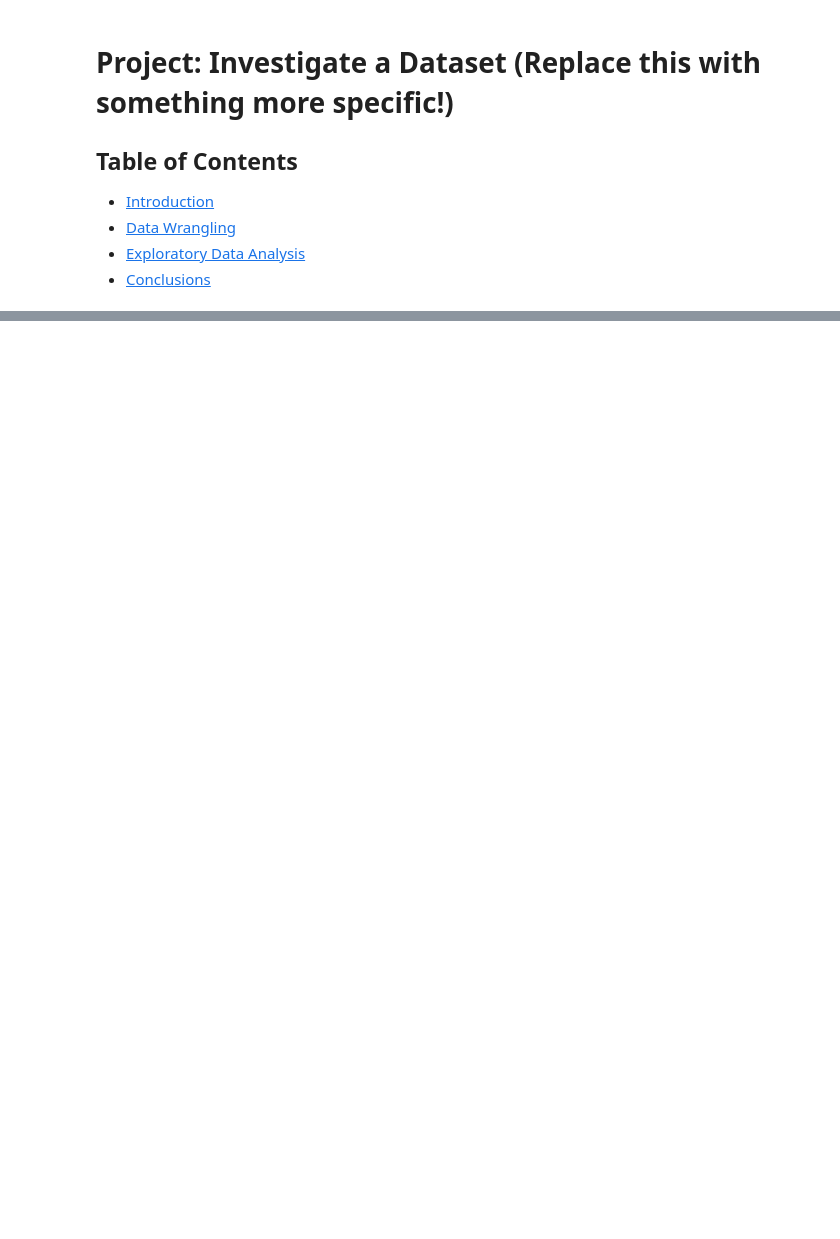
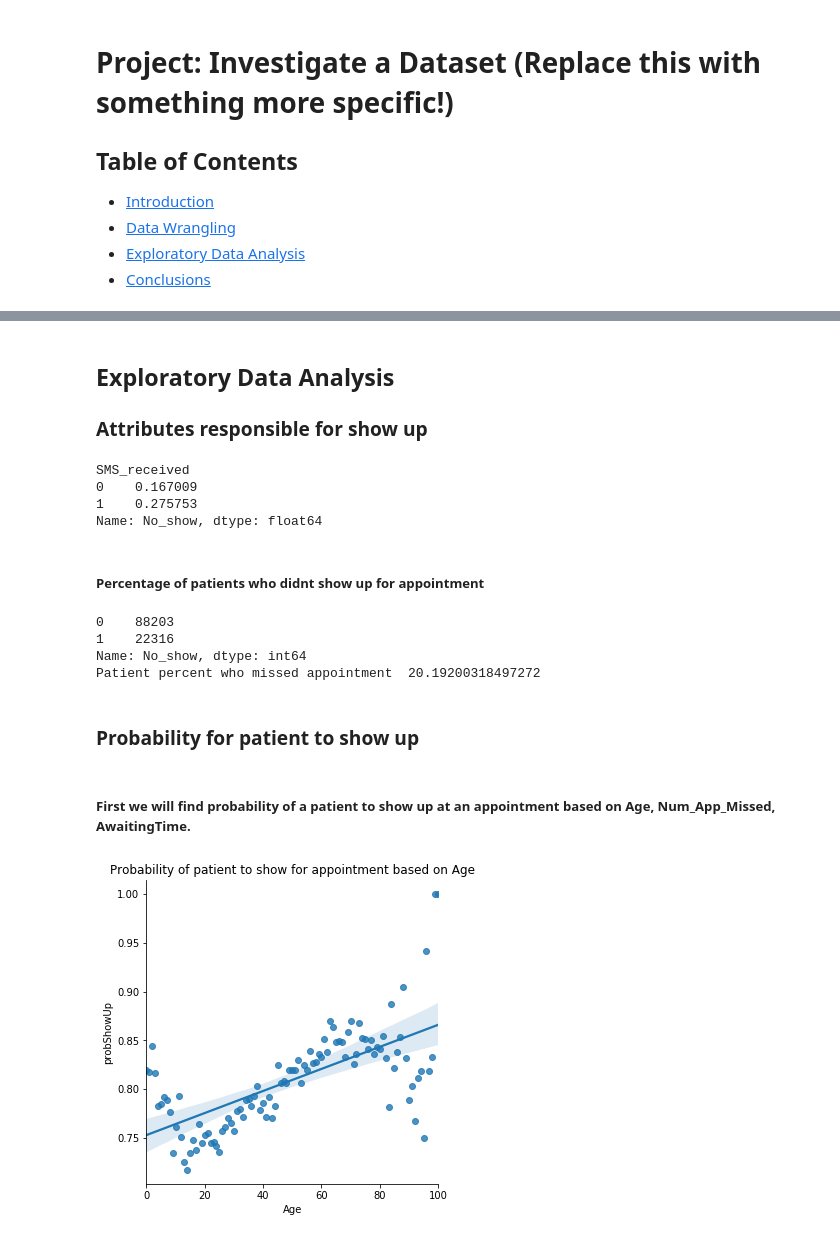
Before and after one commit to ishajoshi89/Udacity_Projects, a Jupyter notebook: Investigate_NO_Show_Appointment_dataset.ipynb, the cells around one changed output, grey strips where cells are left out. Saved outputs shown, nothing was run; the diff lists cells and outputs as text; code cells hidden in the pictures; blank space fills up the shorter version.

```diff
--- a/Investigate_NO_Show_Appointment_dataset.ipynb
+++ b/Investigate_NO_Show_Appointment_dataset.ipynb
@@ -69,0 +172,48 @@ FileNotFoundError: File b'No_Show_appointment' does not exist
+# %%
+#Day of week when appointment was made
+df['DayOfWeek'] = pd.to_datetime(df['AppointmentDay']).apply(lambda x: x.isoweekday())
+# %% [markdown]
+<a id='eda'></a>
+## Exploratory Data Analysis
+
+
+
+### Attributes responsible for show up
+# %%
+# Calculate how many SMS has been received
+df.groupby('SMS_received')['No_show'].mean()# grouping data on the basis of SMS received and no show .
+# %% [output]
+SMS_received
+0    0.167009
+1    0.275753
+Name: No_show, dtype: float64
+# %% [markdown]
+##### Percentage  of patients who didnt show up for appointment
+# %%
+no_show_appointment = df['No_show'].value_counts()#Finding out count of patients who have showed and not showed for appointment
+print(no_show_appointment)
+
+percent_noshow = no_show_appointment[1]/ no_show_appointment.sum() * 100
+print('Patient percent who missed appointment ', percent_noshow)
+# %% [output]
+0    88203
+1    22316
+Name: No_show, dtype: int64
+Patient percent who missed appointment  20.19200318497272
+# %% [markdown]
+### Probability for patient to show up
+# %%
+def prob_show(dataset, group_by):
+    df = pd.crosstab(index = dataset[group_by], columns = dataset['No_show']).reset_index()
+    # calc probability of showing up 0 means show up , 1 means missed
+    df['probShowUp'] = df[0] / (df[1] + df[0])
+    return df[[group_by, 'probShowUp']]
+# %% [markdown]
+##### First we will find probability of a patient to show up at an appointment based on Age, Num_App_Missed, AwaitingTime.
+# %%
+sns.lmplot(data = prob_show(df, 'Age'), x = 'Age', y = 'probShowUp', fit_reg = True,palette = 'Set2')
+plt.xlim(0, 100)
+plt.title('Probability of patient to show for appointment based on Age')
+plt.show()
+# %% [output]
+[figure, added]
```
Also changed, not shown: parts of 46 cells of this notebook.
